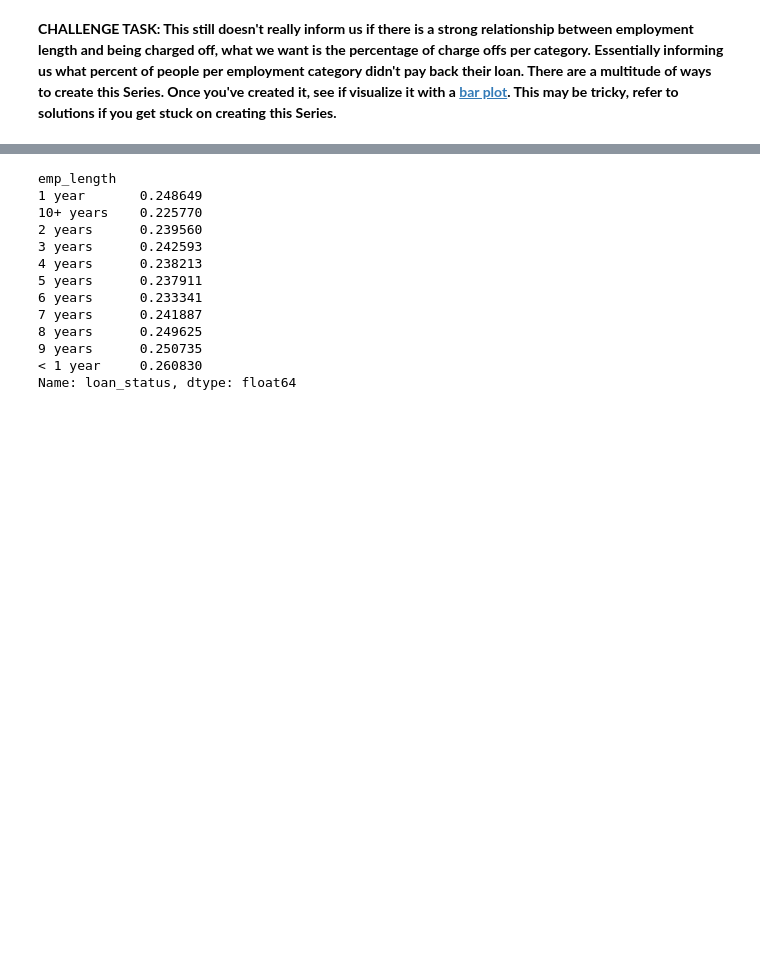
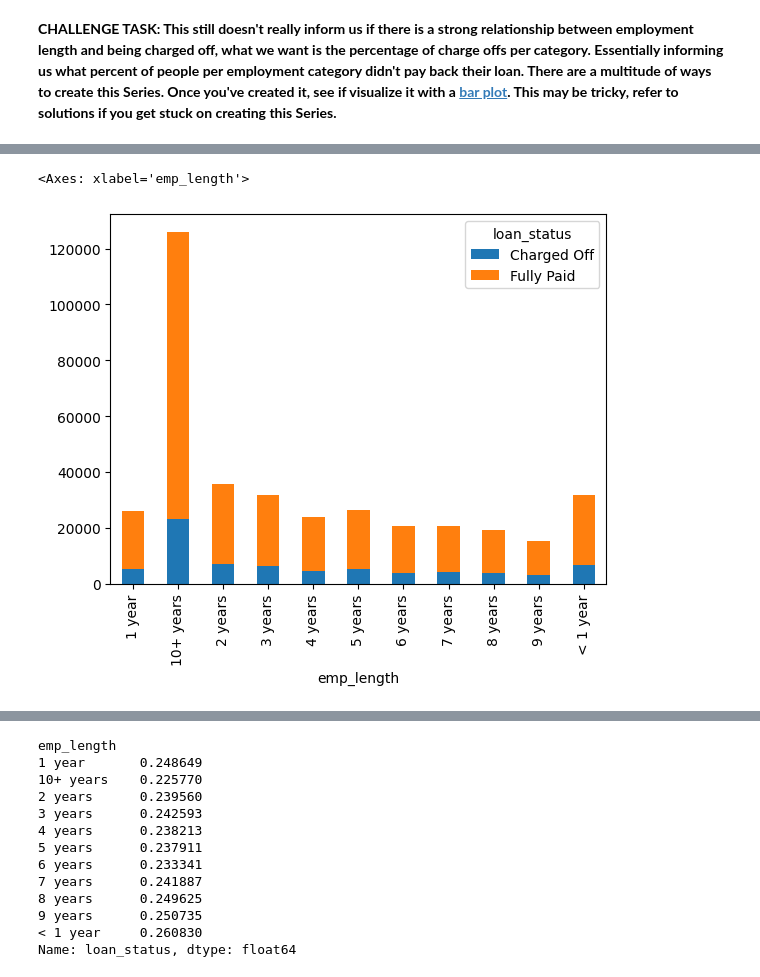
Before and after one commit to Ali-mohammadi-design/TensorFlow, a Jupyter notebook: Tensorflow_Comprehensive_Project_Lending_home_data_Exercise.ipynb, the cells around one changed output, grey strips where cells are left out. Saved outputs shown, nothing was run; the diff lists cells and outputs as text; code cells hidden in the pictures; blank space fills up the shorter version.

```diff
--- a/Tensorflow_Comprehensive_Project_Lending_home_data_Exercise.ipynb
+++ b/Tensorflow_Comprehensive_Project_Lending_home_data_Exercise.ipynb
@@ -1109,0 +1115,3 @@ sns.scatterplot(x='loan_repaid', y='emp_length', data=df_cleaned)
+# %%
+d=df.groupby(['emp_length', 'loan_status']).size().unstack()
+d
@@ -1109,0 +1132,5 @@ sns.scatterplot(x='loan_repaid', y='emp_length', data=df_cleaned)
+# %%
+d.plot(kind='bar', stacked=True)
+# %% [output]
+<Axes: xlabel='emp_length'>
+[figure, added]
```
Also changed, not shown: parts of 12 cells of this notebook.
